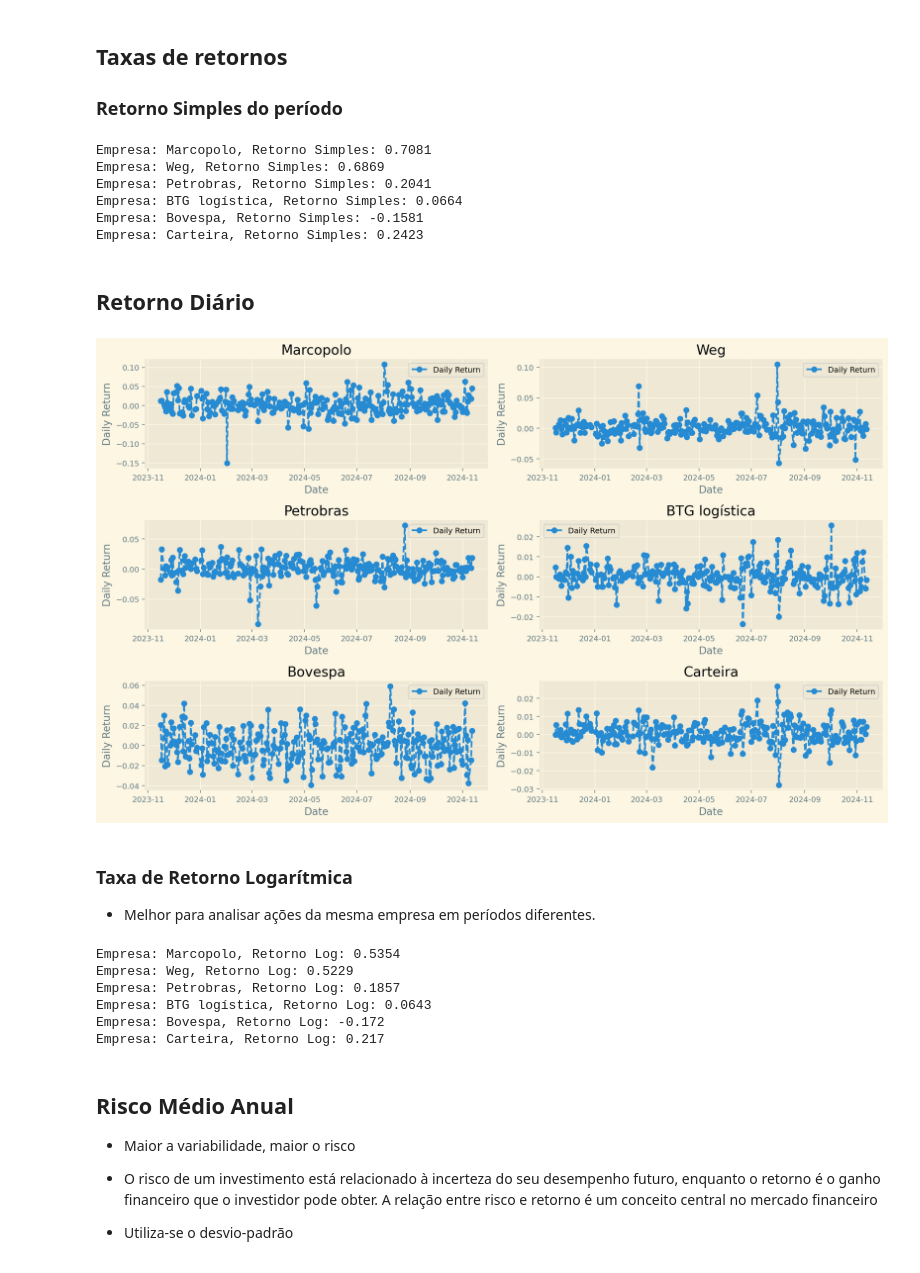
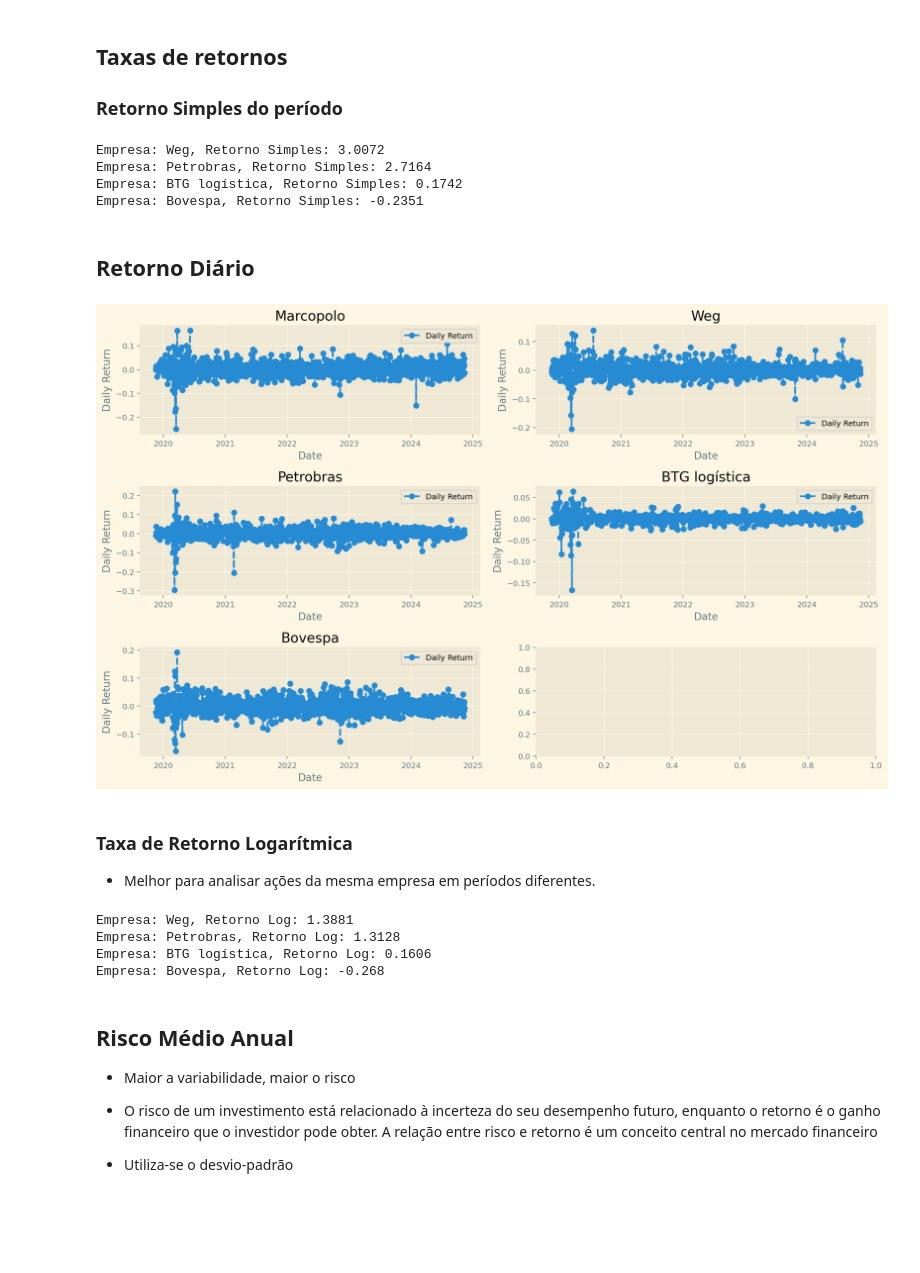
Before and after one commit to filmateus/Dados_Estatistica, a Jupyter notebook: strocks_market_analyses.ipynb, the cells around one changed output. Saved outputs shown, nothing was run; the diff lists cells and outputs as text; code cells hidden in the pictures; blank space fills up the shorter version.

```diff
--- a/strocks_market_analyses.ipynb
+++ b/strocks_market_analyses.ipynb
@@ -29,12 +31,13 @@ from pmdarima.arima import ADFTest
 from sklearn.preprocessing import MinMaxScaler
 # %%
 # Define the date range
-start_date = date.today() - timedelta(days=365)
+start_date = date.today() - timedelta(days=1825)
 end_date = date.today()
 
 # List of stocks and corresponding company names
 stocks = ['POMO4.SA', 'WEGE3.SA', 'PETR4.SA', 'BTLG11.SA', 'B3SA3.SA']
 company_names = ["Marcopolo", "Weg", "Petrobras", "BTG logística", "Bovespa"]
+coluns = company_names.copy()
 
 # Initialize a dictionary to store different types of price data
 price_data_dict = {key: [] for key in ['Adj Close', 'Close', 'High', 'Low', 'Open', 'Volume']}
@@ -70,12 +73,12 @@ for stock_symbol, company_name in zip(stocks, company_names):
 
 # Combine all price type dataframes
 df_adj_close = merge_dataframes(price_data_dict['Adj Close'])
-df_adj_close['Carteira'] = df_adj_close.iloc[:, 1:5].sum(axis=1)
 df_close = merge_dataframes(price_data_dict['Close'])
 df_high = merge_dataframes(price_data_dict['High'])
 df_low = merge_dataframes(price_data_dict['Low'])
 df_open = merge_dataframes(price_data_dict['Open'])
 df_volume = merge_dataframes(price_data_dict['Volume'])
+df_adj_close = df_adj_close.set_index('Date')
 # %% [output]
 [*********************100%***********************]  1 of 1 completed
 [*********************100%***********************]  1 of 1 completed
@@ -185,7 +189,8 @@ def calculate_and_plot_moving_averages(df_adj_close, company_names, ma_days=[9,
     - ma_days (list): List of moving average periods.
     - figsize (tuple): Size of the figure (width, height).
     """
-
+    company_data = df_adj_close.copy()
+    company_data['Carteira'] = company_data.iloc[:, 1:].sum(axis=1)
     # Configurar subplots dinamicamente
     num_companies = len(company_names)
     num_rows = (num_companies + 1) // 2
@@ -195,14 +200,11 @@ def calculate_and_plot_moving_averages(df_adj_close, company_names, ma_days=[9,
     # Plotar Preço Ajustado e Médias Móveis para cada empresa
     for i, company in enumerate(company_names):
         ax = axes[i]  # Determinar posição do subplot
-        # Filtrar dados para a empresa atual
-        company_data = df_adj_close[['Date', company]].copy()
-        # Plotar o preço ajustado
-        ax.plot(company_data['Date'], company_data[company], label='Adjusted Close', color='blue')
+        ax.plot(company_data.index, company_data[company], label='Adjusted Close', color='blue')
         # Plotar cada média móvel
         for ma in ma_days:
             company_data[f"MA for {ma} days"] = company_data[company].rolling(ma).mean()
-            ax.plot(company_data['Date'], company_data[f"MA for {ma} days"], label=f"{ma}-day MA")
+            ax.plot(company_data.index, company_data[f"MA for {ma} days"], label=f"{ma}-day MA")
         # Customizar o gráfico
         ax.set_title(company)
         ax.set_ylabel('Price')
@@ -216,6 +218,5 @@ def calculate_and_plot_moving_averages(df_adj_close, company_names, ma_days=[9,
     # Mostrar o gráfico
     plt.show()
 
-company_names = ["Marcopolo", "Weg", "Petrobras", "BTG logística", "Bovespa", "Carteira"]
 calculate_and_plot_moving_averages(df_adj_close, company_names)
 # %% [output]
@@ -234,6 +235,7 @@ def calculate_simple_return(column, df):
     - column (str): The column name for which the simple return is calculated.
     - df (pd.DataFrame): The DataFrame containing the stock prices.
     """
+
     initial_price = df[column].iloc[0]
     final_price = df[column].iloc[-1]
     simple_return = round((final_price - initial_price) / initial_price, 4)
@@ -250,12 +252,10 @@ else:
     for column in columns_to_check:
         calculate_simple_return(column, df_adj_close)
 # %% [output]
-Empresa: Marcopolo, Retorno Simples: 0.7081
-Empresa: Weg, Retorno Simples: 0.6869
-Empresa: Petrobras, Retorno Simples: 0.2041
-Empresa: BTG logística, Retorno Simples: 0.0664
-Empresa: Bovespa, Retorno Simples: -0.1581
-Empresa: Carteira, Retorno Simples: 0.2423
+Empresa: Weg, Retorno Simples: 3.0072
+Empresa: Petrobras, Retorno Simples: 2.7164
+Empresa: BTG logística, Retorno Simples: 0.1742
+Empresa: Bovespa, Retorno Simples: -0.2351
 # %% [markdown]
 ## Retorno Diário
 # %%
@@ -268,39 +268,39 @@ def calculate_and_plot_daily_returns(df_adj_close, company_names, figsize=(13, 8
     - company_names (list): List of company names.
     - figsize (tuple): Size of the figure (width, height).
     """
+
     # Add daily return columns for each company
     df_daily_returns = df_adj_close.copy()
     for company in company_names:
         df_daily_returns[company + ' Daily Return'] = df_daily_returns[company].pct_change()
 
     # Set up subplots
     num_companies = len(company_names)
     num_rows = (num_companies + 1) // 2
     fig, axes = plt.subplots(nrows=num_rows, ncols=2, figsize=figsize)
     axes = axes.flatten()  # Flatten para fácil iteração
 
     # Plot Daily Returns for each company
     for i, company in enumerate(company_names):
         ax = axes[i]  # Determine subplot position
         # Plot the daily returns
-        ax.plot(df_daily_returns['Date'], df_daily_returns[company + ' Daily Return'], linestyle='--', marker='o', label='Daily Return')
+        ax.plot(df_daily_returns.index, df_daily_returns[company + ' Daily Return'], linestyle='--', marker='o', label='Daily Return')
         # Customize the plot
         ax.set_title(company)
         ax.set_ylabel('Daily Return')
         ax.set_xlabel('Date')
         ax.legend()
         ax.grid(True)
 
     # Adjust layout to prevent overlap
     fig.tight_layout()
 
     # Show the plot
     plt.show()
 
-company_names = ["Marcopolo", "Weg", "Petrobras", "BTG logística", "Bovespa", "Carteira"]
 calculate_and_plot_daily_returns(df_adj_close, company_names)
 # %% [output]
-[figure, old version]
+[figure, new version]
 # %% [markdown]
 ### Taxa de Retorno Logarítmica
 
@@ -330,12 +330,10 @@ else:
     for column in columns_to_check:
         calculate_log_return(column, df_adj_close)
 # %% [output]
-Empresa: Marcopolo, Retorno Log: 0.5354
-Empresa: Weg, Retorno Log: 0.5229
-Empresa: Petrobras, Retorno Log: 0.1857
-Empresa: BTG logística, Retorno Log: 0.0643
-Empresa: Bovespa, Retorno Log: -0.172
-Empresa: Carteira, Retorno Log: 0.217
+Empresa: Weg, Retorno Log: 1.3881
+Empresa: Petrobras, Retorno Log: 1.3128
+Empresa: BTG logística, Retorno Log: 0.1606
+Empresa: Bovespa, Retorno Log: -0.268
 # %% [markdown]
 ## Risco Médio Anual
 
```
Also changed, not shown: parts of 34 cells of this notebook.
